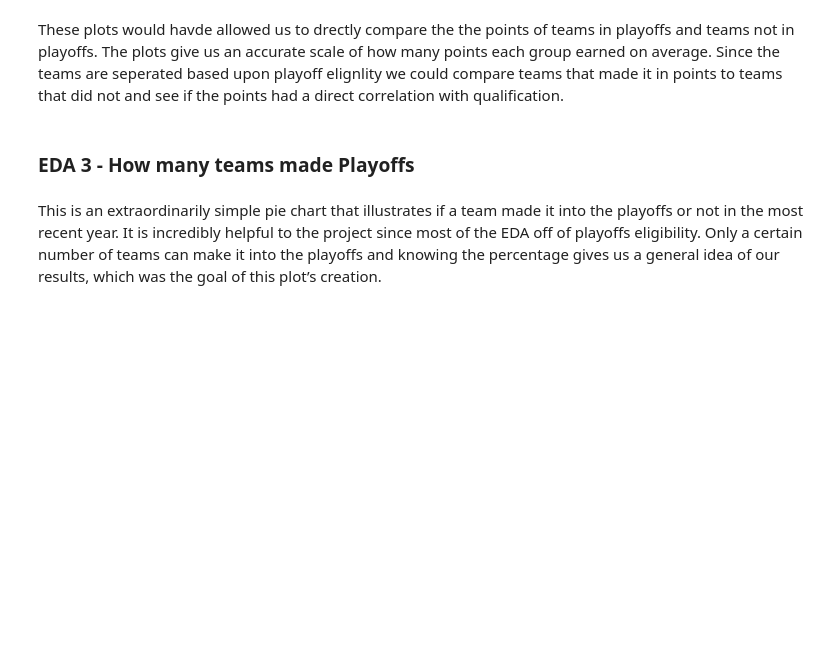
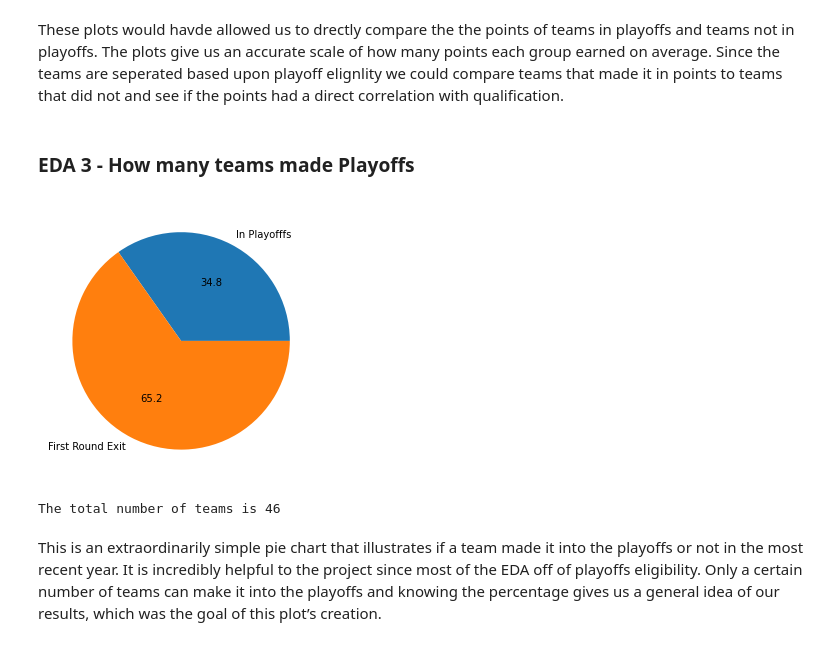
Before and after one commit to cstainsby/HockeyDataProject, a Jupyter notebook: Technical Report.ipynb, the cells around one changed output. Saved outputs shown, nothing was run; the diff lists cells and outputs as text; code cells hidden in the pictures; blank space fills up the shorter version.

```diff
--- a/Technical Report.ipynb
+++ b/Technical Report.ipynb
@@ -269,34 +274,37 @@ year_index=column_names.index("SEASON")
 team_index=column_names.index("TEAM")
 playoff_index=column_names.index("PLAYOFFS")
 
 for row in table:
    if row[year_index]==2018:
        year_table.append(row)
 
 teams=league_standing_pytable.get_column("TEAM")
 team_names=[]
 for i in range(len(teams)):
    if teams[i] in team_names:
        continue
    else:
        team_names.append(teams[i])
 
 inP=[]
 for row in year_table:
    if row[team_index] in inP:
        continue
    else:
        if row[playoff_index] == "Y":
            inP.append(row[team_index])
 
 noP=len(team_names)-len(inP)
 success=[len(inP), noP]
-label=["In Playofffs", "Not in Playoffs"]
+label=["In Playofffs", "First Round Exit"]
 total_teams=len(team_names)
 
 plt.pie(success,labels=label,autopct="%1.1F")
 plt.show()
 print("The total number of teams is", total_teams)
+# %% [output]
+[figure, added]
+The total number of teams is 46
 # %% [markdown]
 This is an extraordinarily simple pie chart that illustrates if a team made it into the playoffs or not in the most recent year. It is incredibly helpful to the project since most of the EDA off of playoffs eligibility. Only a certain number of teams can make it into the playoffs and knowing the percentage gives us a general idea of our results, which was the goal of this plot’s creation.
 # %% [markdown]
```
Also changed, not shown: parts of 8 cells of this notebook.
